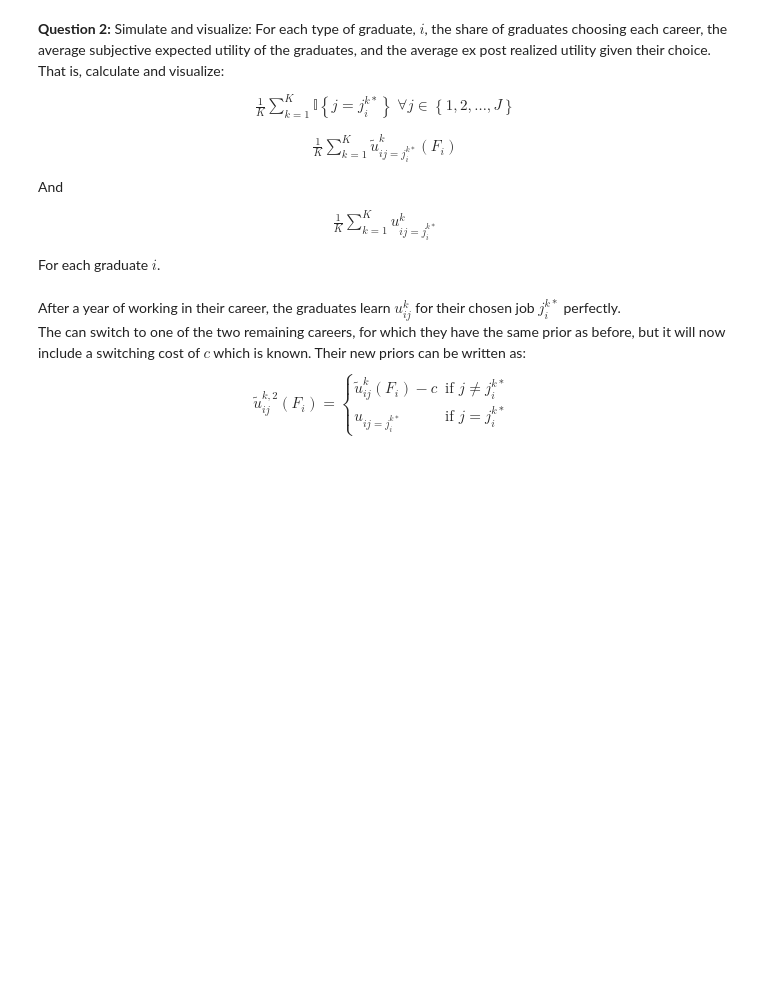
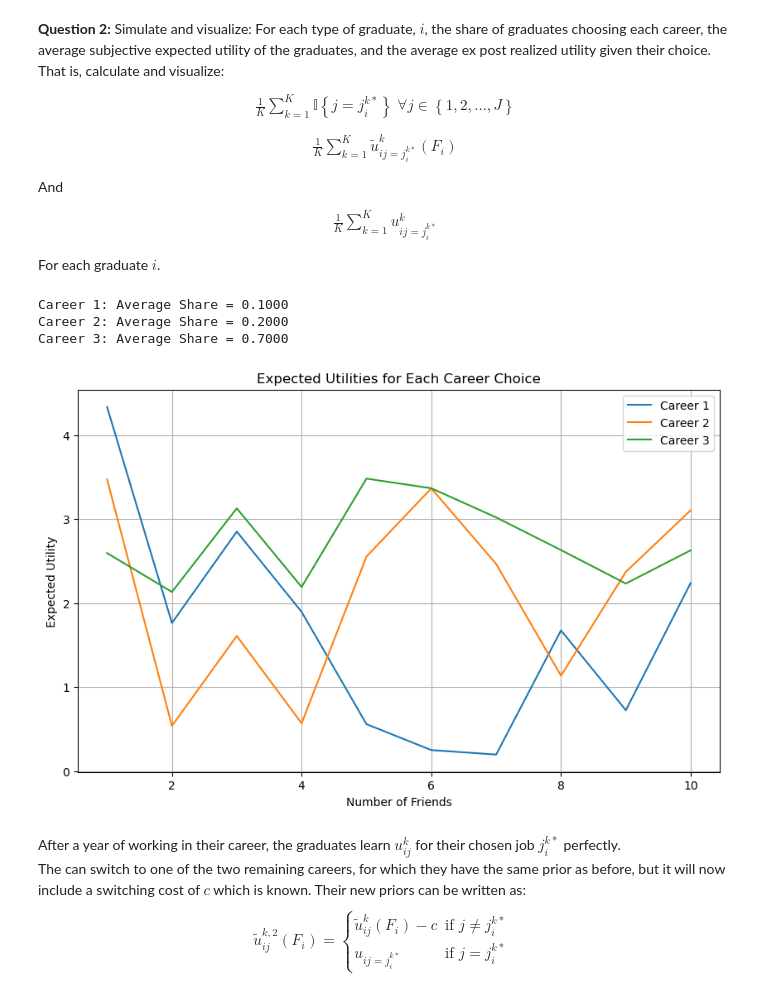
Before and after one commit to NumEconCopenhagen/projects-2024-rasmus, a Jupyter notebook: examproject/exam_2024.ipynb, the cells around one changed output. Cells and saved outputs as stored; diff of their text form; code cells hidden in the pictures; blank space fills up the shorter version.

```diff
--- a/examproject/exam_2024.ipynb
+++ b/examproject/exam_2024.ipynb
@@ -340,0 +338,17 @@ par.c = 1
+# %%
+# Setting seed for reproducibility
+np.random.seed(2024)
+
+# Initialize arrays to store expected and realized utilities
+expected_utilities = np.zeros(par.J)
+realized_utilities = np.zeros(par.J)
+
+# Loop through the simulations of career choices
+for j in range(par.J):
+    utilities = par.v[j] + np.random.normal(0, par.sigma, par.K)
+    expected_utilities[j] = np.mean(utilities)
+    realized_utilities[j] = np.mean(utilities)
+
+# Print the results
+for j in range(par.J):
+    print(f"Career {j+1}: Expected Utility = {expected_utilities[j]:.4f}, Realized Utility = {realized_utilities[j]:.4f}")
@@ -380,3 +396,51 @@ For each graduate $i$.
+# %%
+#Setting seed for reproducibility
+np.random.seed(2024)
+
+def simulate_graduates_choices(par):
+    shares = np.zeros((par.N, par.J))
+    expected_utilities = np.zeros((par.N, par.J))
+
+    for i in range(par.N):
+        friends = par.F[i]
+        utilities = np.zeros((par.J, friends))
+
+        for j in range(par.J):
+            utilities[j, :] = par.v[j] + np.random.normal(0, par.sigma, friends)
+            expected_utilities[i, j] = np.mean(utilities[j, :])
+
+        best_career = np.argmax(expected_utilities[i, :])
+        shares[i, best_career] += 1
+
+    return shares, expected_utilities
+
+# Simulate graduates' choices
+shares, expected_utilities = simulate_graduates_choices(par)
+
+# Calculate average shares across all graduates
+average_shares = shares.sum(axis=0) / par.N
+
+# Print the results
+for j in range(par.J):
+    print(f"Career {j+1}: Average Share = {average_shares[j]:.4f}")
+
+
+# Plot expected utilities
+plt.figure(figsize=(10, 6))
+for j in range(par.J):
+    plt.plot(par.F, expected_utilities[:, j], label=f'Career {j+1}')
+
+plt.xlabel('Number of Friends')
+plt.ylabel('Expected Utility')
+plt.title('Expected Utilities for Each Career Choice')
+plt.legend()
+plt.grid(True)
+plt.show()
+# %% [output]
+Career 1: Average Share = 0.1000
+Career 2: Average Share = 0.2000
+Career 3: Average Share = 0.7000
+[figure, added]
 # %% [markdown]
 After a year of working in their career, the graduates learn $u^k_{ij}$ for their chosen job $j_i^{k*}$ perfectly. <br>
 The can switch to one of the two remaining careers, for which they have the same prior as before, but it will now include a switching cost of $c$ which is known.
```
Also changed, not shown: parts of 6 cells of this notebook.
